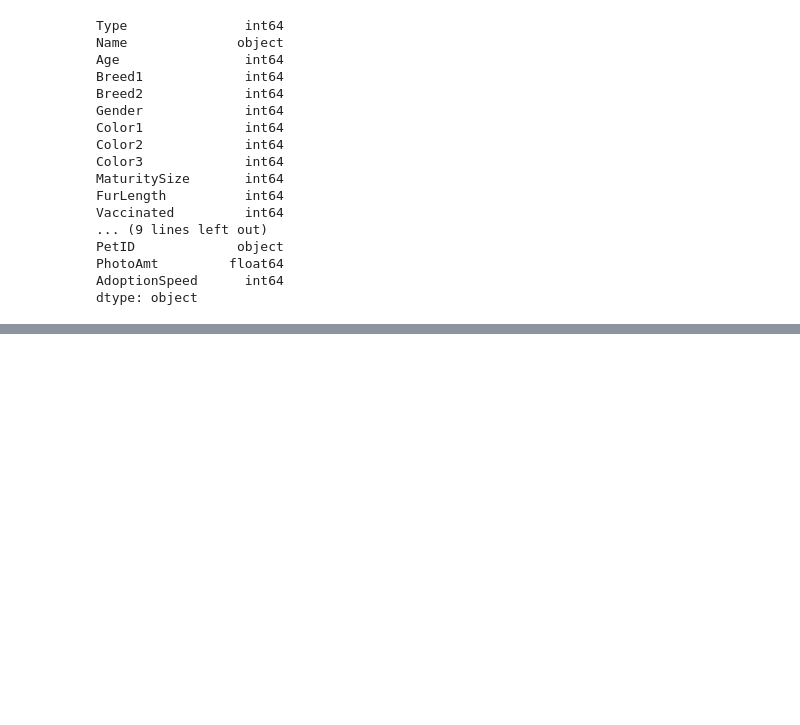
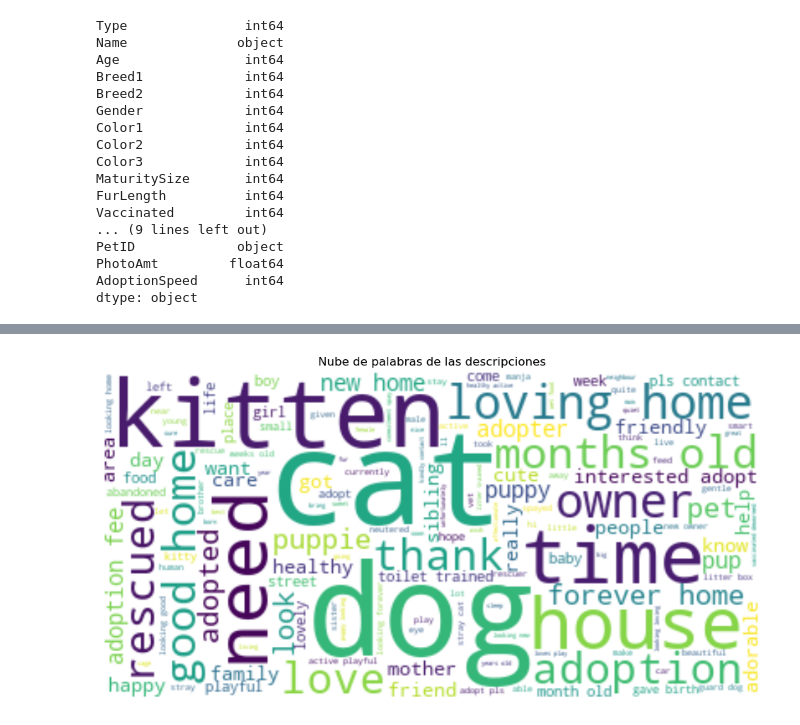
Before and after one commit to AdrianDVnqn/UA_MDM_Labo2_Grupo12, a Jupyter notebook: analisis_nulls.ipynb, the cells around one changed output, grey strips where cells are left out. Drawn from its saved outputs; the diff is of its cells as text; code cells hidden in the pictures; blank space fills up the shorter version.

```diff
--- a/analisis_nulls.ipynb
+++ b/analisis_nulls.ipynb
@@ -144,0 +234,11 @@ X_train, X_test, y_train, y_test = train_test_split(X, y, test_size=0.2, random_
+# %%
+texto_completo = " ".join(todas_palabras)
+wordcloud = WordCloud( background_color='white').generate(texto_completo)
+
+plt.figure(figsize=(12, 8))
+plt.imshow(wordcloud, interpolation='bilinear')
+plt.axis('off')
+plt.title('Nube de palabras de las descripciones')
+plt.show()
+# %% [output]
+[figure, added]
```
Also changed, not shown: parts of 15 cells of this notebook.
